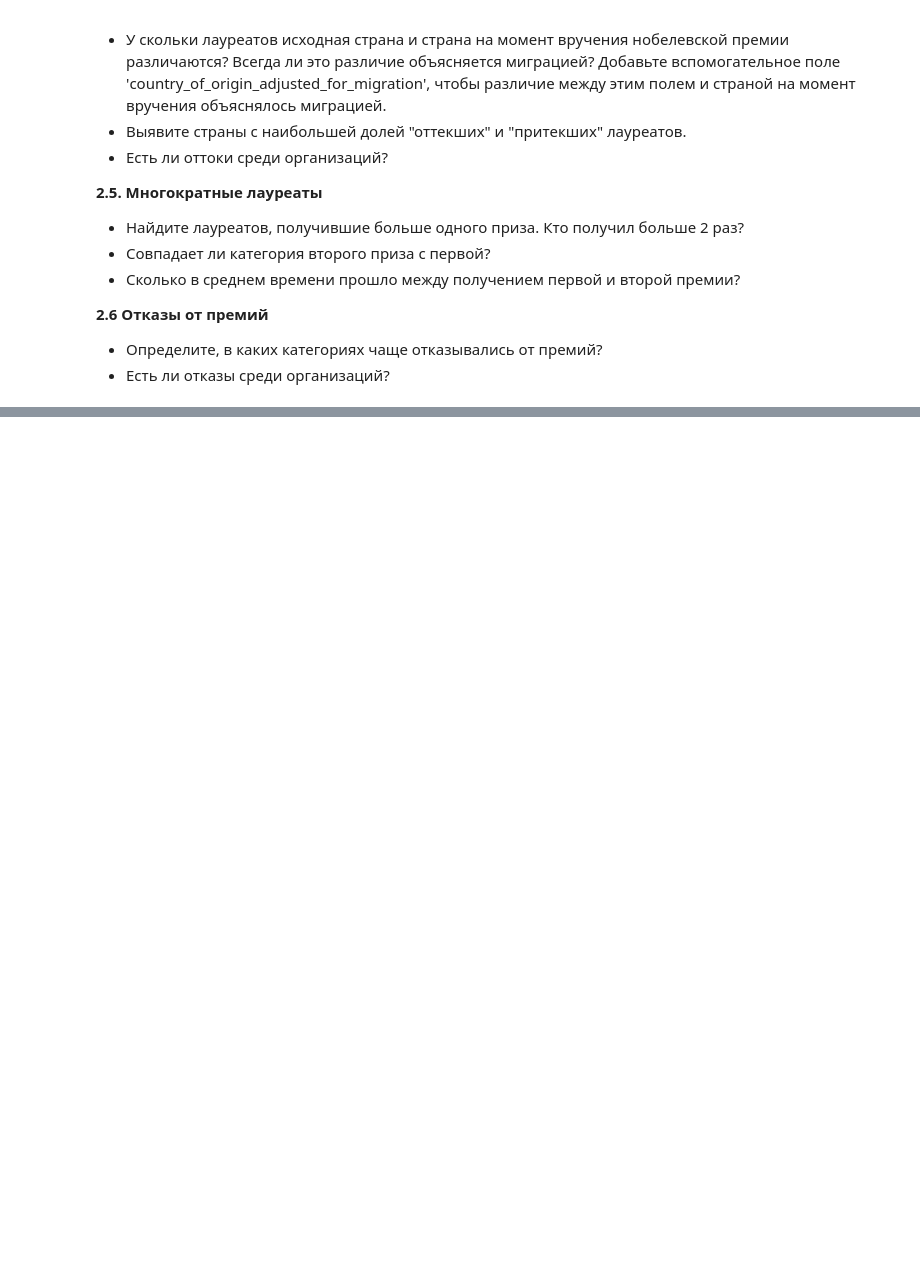
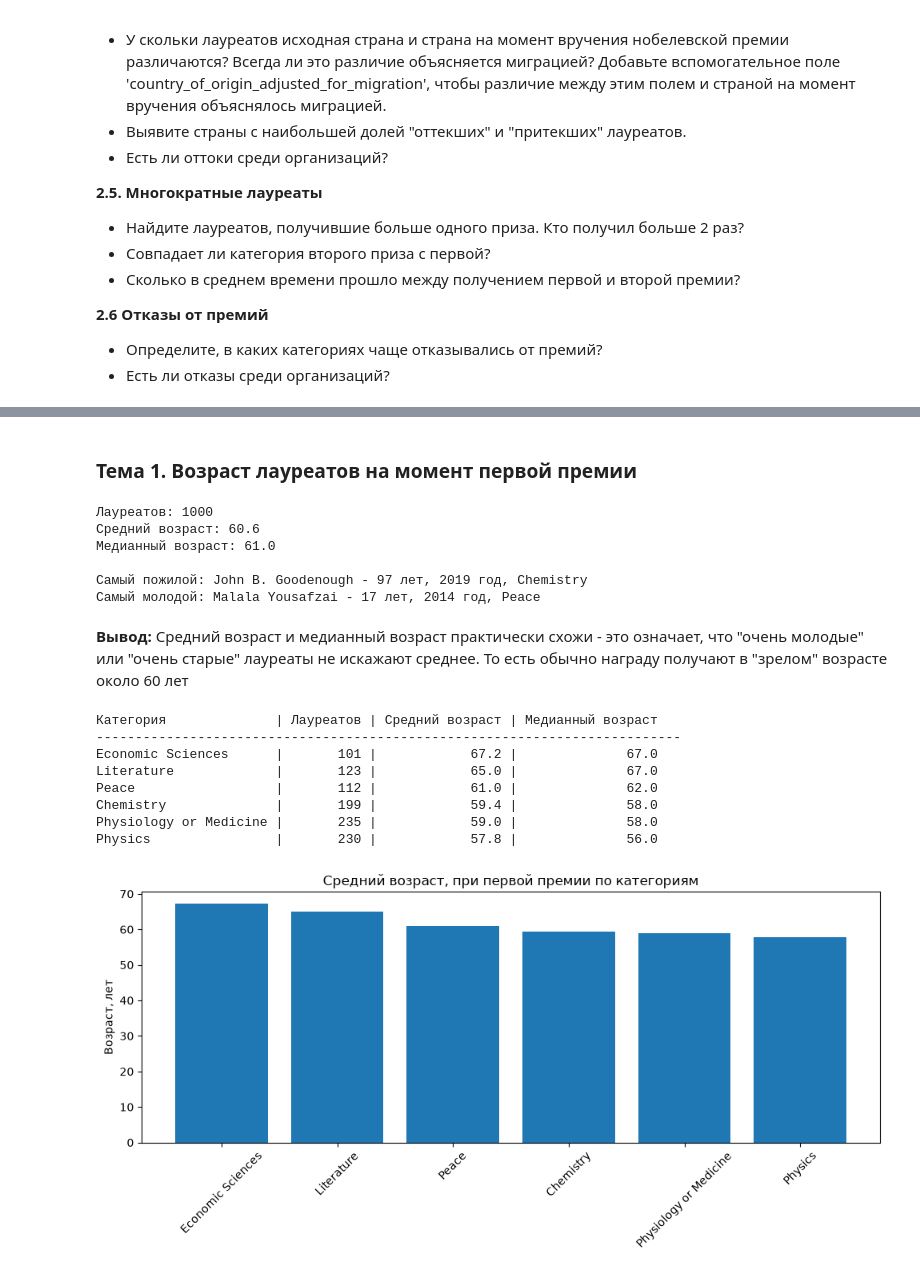
Before and after one commit to ploskiy-2/omd, a Jupyter notebook: final-project/laureates_countries_task.ipynb, the cells around one changed output, grey strips where cells are left out. Saved outputs shown, nothing was run; the diff lists cells and outputs as text; code cells hidden in the pictures; blank space fills up the shorter version.

```diff
--- a/final-project/laureates_countries_task.ipynb
+++ b/final-project/laureates_countries_task.ipynb
@@ -435,0 +460,19 @@ print('Пары:', id_gaps)
+# %%
+analysis_data = add_attribute(
+    laureates_data, 'first_award_year', get_first_award_year
+)
+analysis_data = add_attribute(
+    analysis_data, 'first_category', get_first_category
+)
+analysis_data = add_attribute(analysis_data, 'decade', get_decade)
+
+analysis_persons = filter_records(analysis_data, is_person)
+analysis_persons = add_attribute(
+    analysis_persons, 'age_at_first_prize', get_age_at_first_prize
+)
+
+print('Пример записи с новыми полями:')
+example = analysis_persons[0]
+for field in ['name', 'first_award_year', 'first_category', 'decade',
+              'age_at_first_prize']:
+    print(field, '-', example[field])
@@ -435,0 +486,61 @@ print('Пары:', id_gaps)
+# %% [markdown]
+### Тема 1. Возраст лауреатов на момент первой премии
+# %%
+youngest_age = min_value(analysis_persons, 'age_at_first_prize')
+oldest_age = max_value(analysis_persons, 'age_at_first_prize')
+
+print('Лауреатов:', count_values(analysis_persons, 'id'))
+print('Средний возраст:',
+      round(mean_value(analysis_persons, 'age_at_first_prize'), 1))
+print('Медианный возраст:',
+      median_value(analysis_persons, 'age_at_first_prize'))
+print()
+
+for row in analysis_persons:
+    if row['age_at_first_prize'] == youngest_age:
+        print('Самый молодой:', row['name'], '-', youngest_age, 'лет,',
+              row['first_award_year'], 'год,', row['first_category'])
+    if row['age_at_first_prize'] == oldest_age:
+        print('Самый пожилой:', row['name'], '-', oldest_age, 'лет,',
+              row['first_award_year'], 'год,', row['first_category'])
+# %% [output]
+Лауреатов: 1000
+Средний возраст: 60.6
+Медианный возраст: 61.0
+
+Самый пожилой: John B. Goodenough - 97 лет, 2019 год, Chemistry
+Самый молодой: Malala Yousafzai - 17 лет, 2014 год, Peace
+# %% [markdown]
+**Вывод:**
+Средний возраст и медианный возраст практически схожи - это означает, что "очень молодые" или "очень старые" лауреаты не искажают среднее. То есть обычно награду получают в "зрелом" возрасте около 60 лет
+# %%
+groups_by_category = group_by_attributes(analysis_persons, ['first_category'])
+count_by_category = apply_aggregation(groups_by_category, count_values, 'id')
+mean_age_by_category = apply_aggregation(
+    groups_by_category, mean_value, 'age_at_first_prize'
+)
+median_age_by_category = apply_aggregation(
+    groups_by_category, median_value, 'age_at_first_prize'
+)
+
+print('Категория              | Лауреатов |',
+      'Средний возраст | Медианный возраст')
+print('-' * 75)
+for key, mean_age in top_n(mean_age_by_category, len(mean_age_by_category)):
+    count = count_by_category[key]
+    median_age = median_age_by_category[key]
+    print(f'{key[0]:<23}| {count:>9} | '
+          f'{mean_age:>15.1f} | {median_age:>17.1f}')
+
+plot_bar(mean_age_by_category,
+         'Средний возраст, при первой премии по категориям', 'Возраст, лет')
+# %% [output]
+Категория              | Лауреатов | Средний возраст | Медианный возраст
+---------------------------------------------------------------------------
+Economic Sciences      |       101 |            67.2 |              67.0
+Literature             |       123 |            65.0 |              67.0
+Peace                  |       112 |            61.0 |              62.0
+Chemistry              |       199 |            59.4 |              58.0
+Physiology or Medicine |       235 |            59.0 |              58.0
+Physics                |       230 |            57.8 |              56.0
+[figure, added]
```
Also changed, not shown: parts of 19 cells of this notebook, 1 other file.
